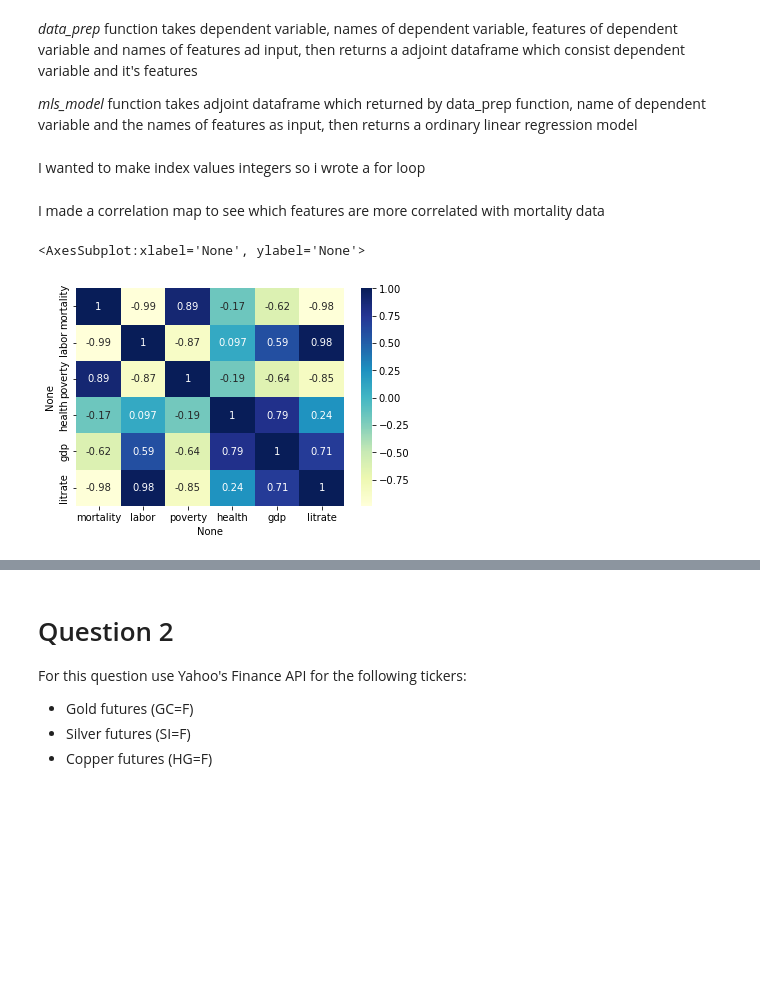
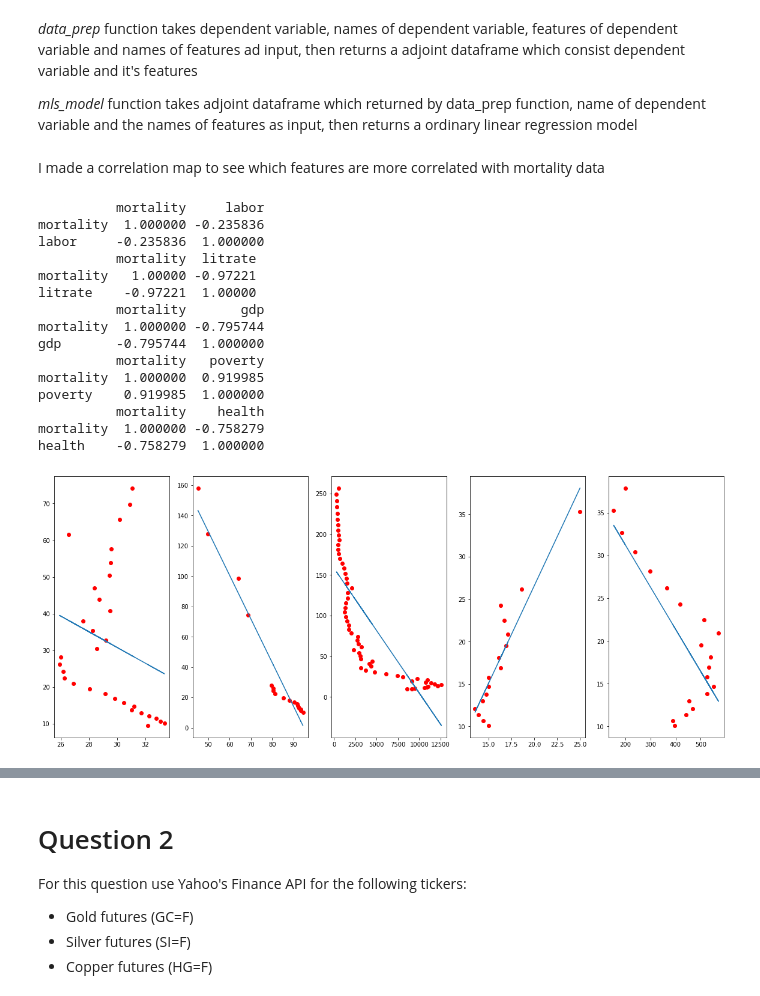
Before and after one commit to emirsglm/MAT388E-Data-Science-HW, a Jupyter notebook: HW2.ipynb, the cells around one changed output, grey strips where cells are left out. Cells and saved outputs as stored; diff of their text form; code cells hidden in the pictures; blank space fills up the shorter version.

```diff
--- a/HW2.ipynb
+++ b/HW2.ipynb
@@ -71,26 +69,40 @@ def mls_model(res,name,names):
     model = ols(name+' ~ '+string, data=res).fit()
 
     return model
-# %% [markdown]
-I wanted to make index values integers so i wrote a for loop
-# %%
-features = [labor,poverty,health,gdp,litrate]
-names = ["labor","poverty","health","gdp","litrate"]
-
-for j in features:
-    res = i
-    arr=[]
-    for i in res['time']:
-        arr.append(int(i[2:]))
-
-    res["time"] = arr
-    res
 # %% [markdown]
 I made a correlation map to see which features are more correlated with mortality data
 # %%
+features = [labor,litrate,gdp,poverty,health]
+names = ["labor","litrate","gdp","poverty","health"]
 
-data = data_prep(mortality,"mortality",features,names)
-sns.heatmap(data.corr(), cmap="YlGnBu", annot=True)
+plt.subplots(figsize=(20, 8))
+
+for i in range(len(features)):
+    plt.subplot(1,5,i+1)
+    df = data_prep(mortality,"mortality",[features[i]],[names[i]])
+    x = df.iloc[:,1:]
+    y = df.iloc[:,:1]
+
+    model = mls_model(df,"mortality",[names[i]])
+    a,b = model.params
+    plt.scatter(x,y,c='red')
+    plt.plot(x,a + b*x)
+
+    print(df.corr())
 # %% [output]
-<AxesSubplot:xlabel='None', ylabel='None'>
+          mortality     labor
+mortality  1.000000 -0.235836
+labor     -0.235836  1.000000
+          mortality  litrate
+mortality   1.00000 -0.97221
+litrate    -0.97221  1.00000
+          mortality       gdp
+mortality  1.000000 -0.795744
+gdp       -0.795744  1.000000
+          mortality   poverty
+mortality  1.000000  0.919985
+poverty    0.919985  1.000000
+          mortality    health
+mortality  1.000000 -0.758279
+health    -0.758279  1.000000
-[figure, old version]
+[figure, new version]
```
Also changed, not shown: parts of 32 cells of this notebook.
